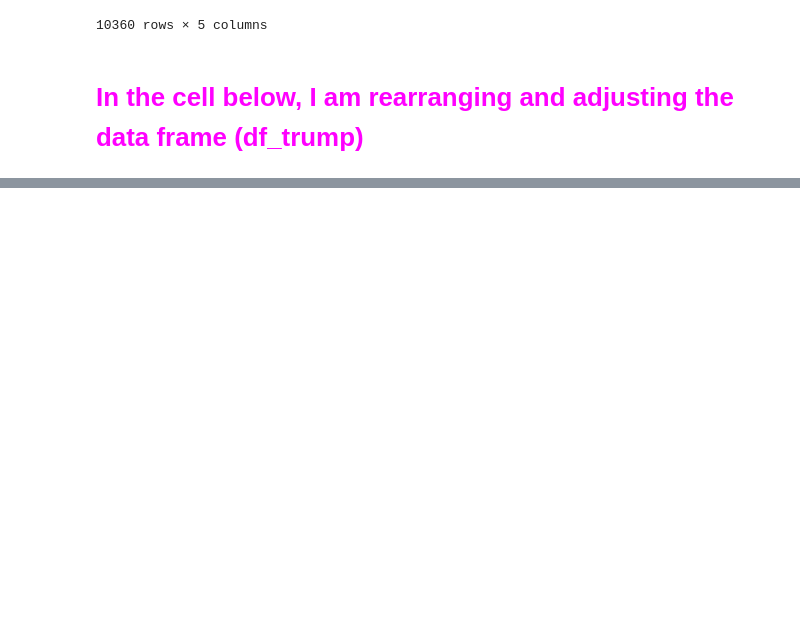
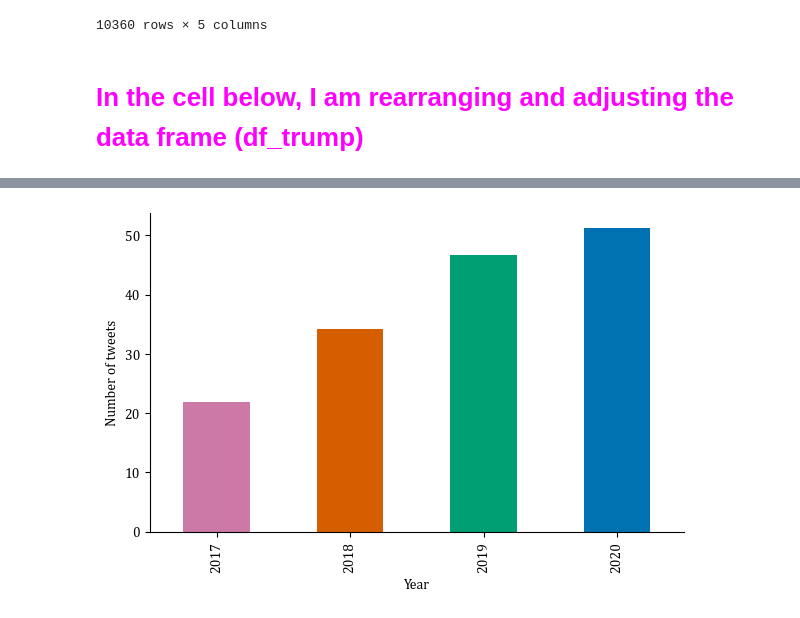
Before and after one commit to Htbibalan/PYTHON_COURSE_2024, a Jupyter notebook: notebooks/hel8048_project.ipynb, the cells around one changed output, grey strips where cells are left out. Cells and saved outputs as stored; diff of their text form; code cells hidden in the pictures; blank space fills up the shorter version.

```diff
--- a/notebooks/hel8048_project.ipynb
+++ b/notebooks/hel8048_project.ipynb
@@ -363,0 +143,29 @@ top_10_dates
+# %%
+
+#Average number of tweets per week per year
+
+# Get the average number of tweets per week per year
+df_trump['week'] = df_trump['date'].dt.isocalendar().week
+df_trump['year'] = df_trump['date'].dt.year
+df_week = df_trump.groupby(['year', 'week']).size().reset_index(name='number_of_tweets')
+df_week = df_week.groupby('year')['number_of_tweets'].mean().reset_index()
+
+# Plotting
+
+ax = df_week.plot(x='year', y='number_of_tweets', kind='bar',width = 0.5, color=['#CC79A7', '#D55E00','#009E73','#0072B2'  ],  figsize=(8, 6), legend=False)
+
+plt.xlabel('Year')
+plt.ylabel('Number of tweets')
+plt.title('')
+ax.spines['top'].set_visible(False)
+ax.spines['right'].set_visible(False)
+#ax.legend().remove()
+
+
+
+
+plt.tight_layout(pad=8)
+
+plt.savefig(fig_folder + "av_tweets_per_week.png")
+# %% [output]
+[figure, added]
```
Also changed, not shown: parts of 41 cells of this notebook, 21 other files.
